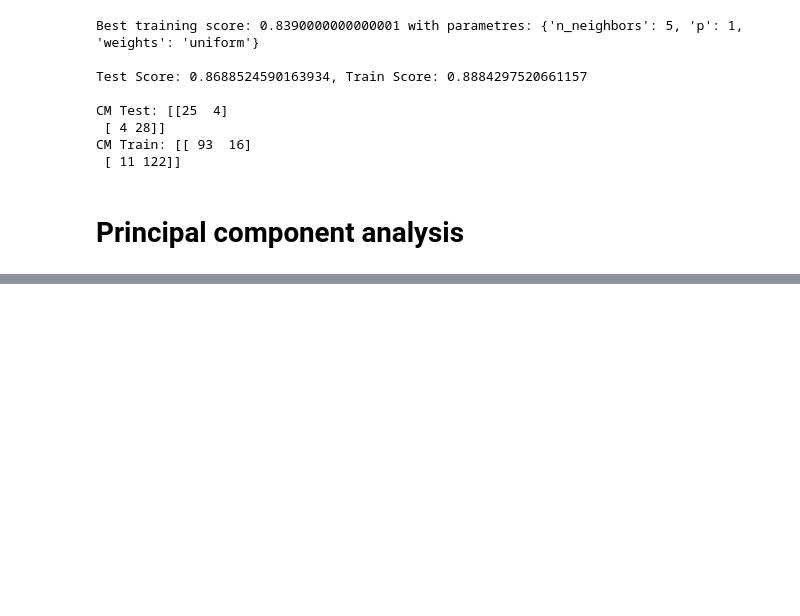
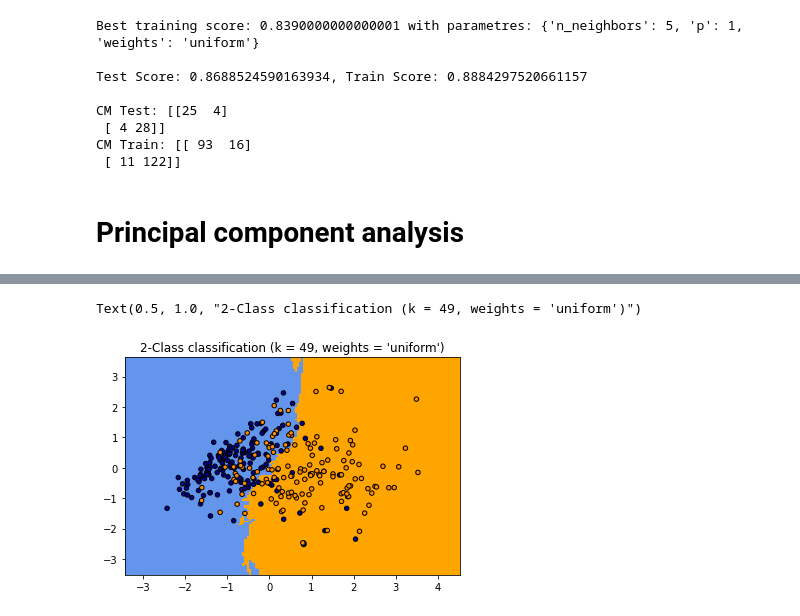
Before and after one commit to MyFirstVlog/ProyectFinalS3, a Jupyter notebook: proyectoFinalSenales3.ipynb, the cells around one changed output, grey strips where cells are left out. Cells and saved outputs as stored; diff of their text form; code cells hidden in the pictures; blank space fills up the shorter version.

```diff
--- a/proyectoFinalSenales3.ipynb
+++ b/proyectoFinalSenales3.ipynb
@@ -303,0 +327,3 @@ CM Train: [[ 93  16]
+# %%
+x_train_pca, x_test_pca, y_train_pca, y_test_pca = train_test_split(x_reduce_pca,y,test_size=test_size,random_state=42)
+grid_pca = KNN_best_parameters(x_train_pca, x_test_pca, y_train_pca, y_test_pca)
@@ -303,0 +339,27 @@ CM Train: [[ 93  16]
+# %%
+cmap_light = ListedColormap(['orange',  'cornflowerblue'])
+cmap_bold = ListedColormap(['darkorange', 'darkblue'])
+
+h = .05 # step size in the mesh, si lo pongo mas pequeño se demora mucho mas en compilar
+X = x_reduce_pca
+x_min, x_max = X[:, 0].min() - 1, X[:, 0].max() + 1
+y_min, y_max = X[:, 1].min() - 1, X[:, 1].max() + 1
+xx, yy = np.meshgrid(np.arange(x_min, x_max, h),
+                     np.arange(y_min, y_max, h))
+
+Z = grid_pca.predict(np.c_[xx.ravel(), yy.ravel()])
+
+# Put the result into a color plot
+Z = Z.reshape(xx.shape)
+plt.figure()
+plt.pcolormesh(xx, yy, Z, cmap=cmap_light)
+#Hasta aqui hace la separacion de las clases
+plt.scatter(X[:, 0], X[:, 1], c=y, cmap=cmap_bold,
+            edgecolor='k', s=20)
+plt.xlim(xx.min(), xx.max())
+plt.ylim(yy.min(), yy.max())
+plt.title("%i-Class classification (k = %i, weights = '%s')"
+          % (len(np.unique(y)),grid_pca.best_estimator_.n_neighbors, grid_pca.best_estimator_.weights))
+# %% [output]
+Text(0.5, 1.0, "2-Class classification (k = 49, weights = 'uniform')")
+[figure, added]
```
Also changed, not shown: parts of 12 cells of this notebook, 1 other file.
